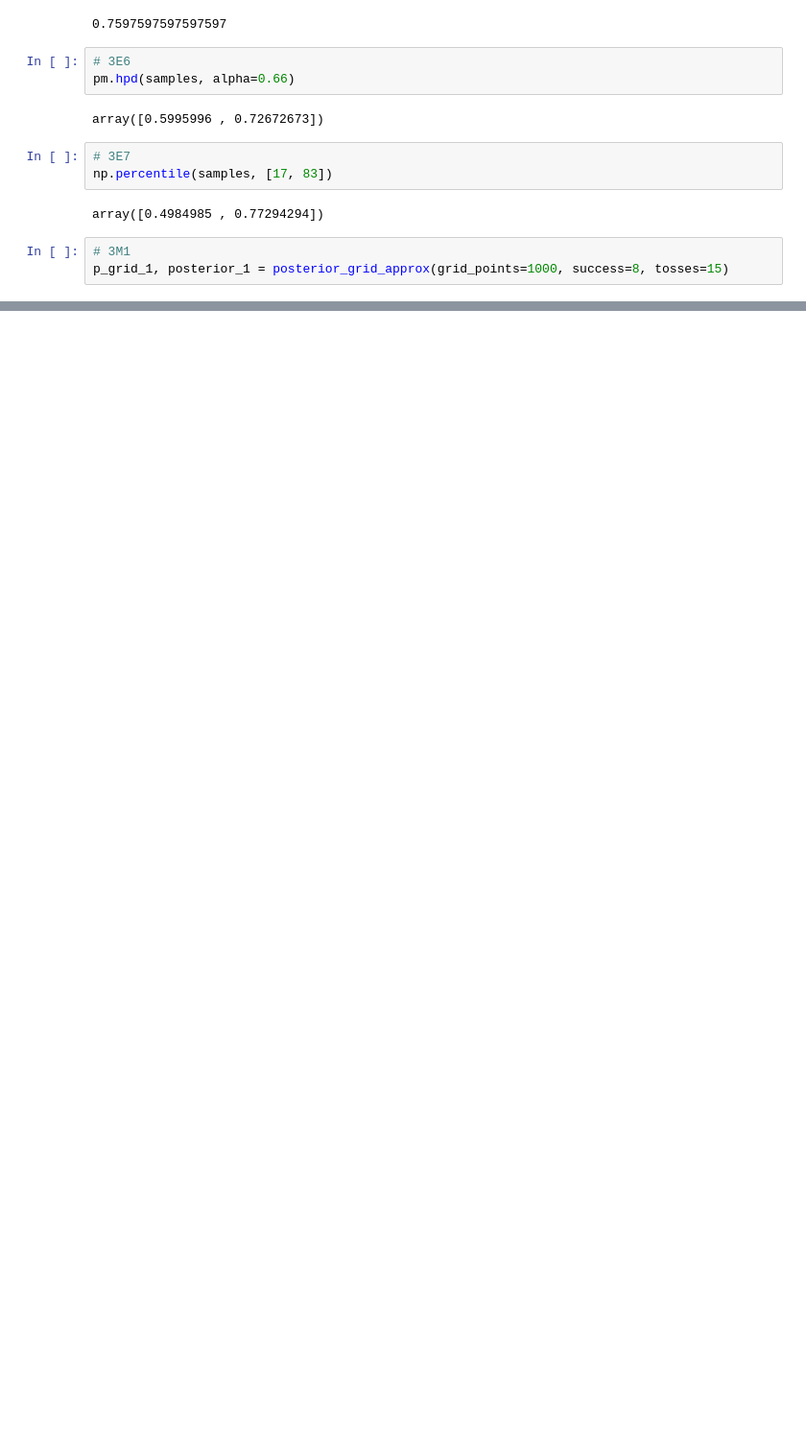
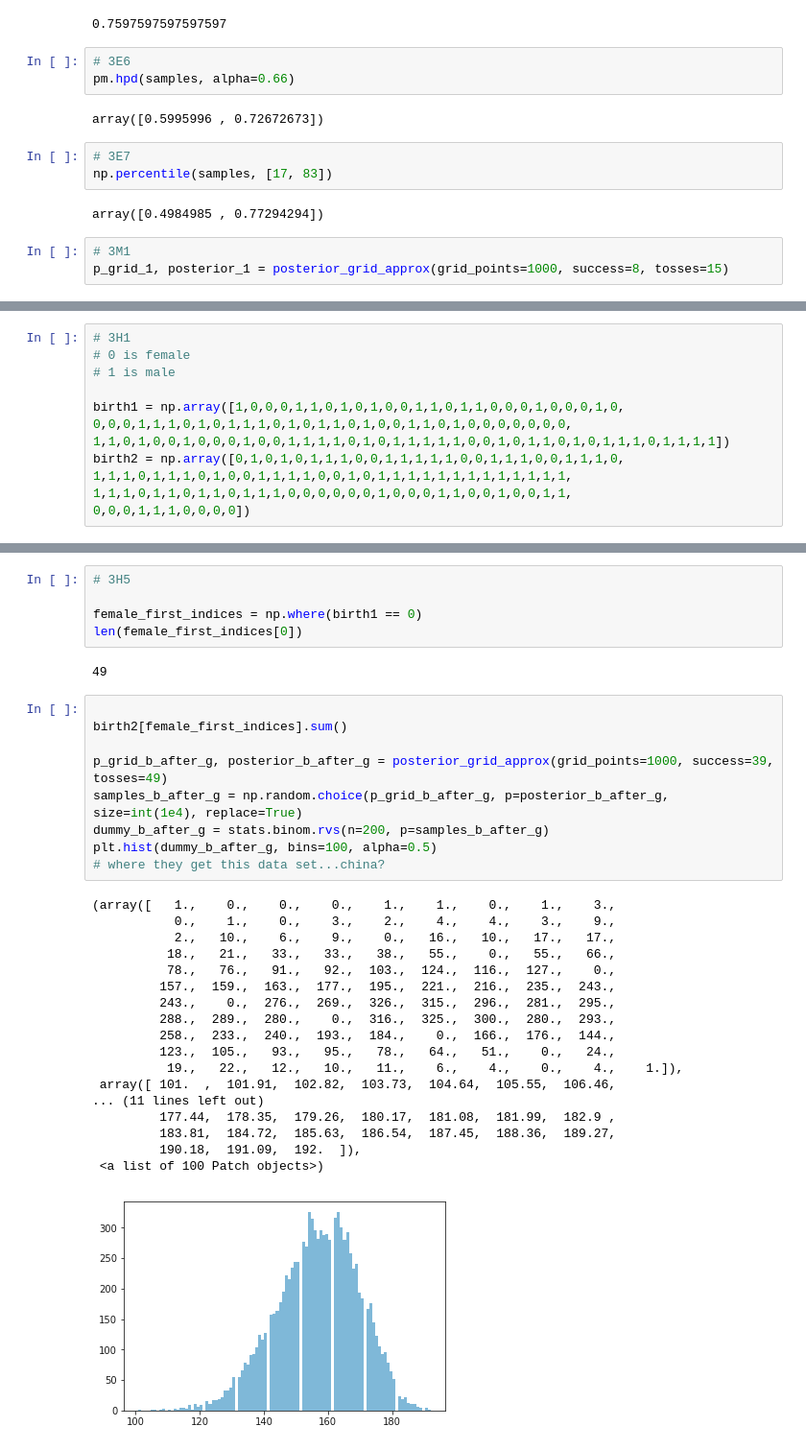
Before and after one commit to yangyu-1/statistical_rethinking_hw_pymc3, a Jupyter notebook: chapter_notebooks/chapter_3.ipynb, the cells around one changed output, grey strips where cells are left out. Shown at 96% size. Saved outputs shown, nothing was run; the diff lists cells and outputs as text; blank space fills up the shorter version.

```diff
--- a/chapter_notebooks/chapter_3.ipynb
+++ b/chapter_notebooks/chapter_3.ipynb
@@ -111,0 +98,10 @@ def posterior_grid_approx(grid_points=100, success=6, tosses=9):
+# %%
+# 3H1
+# 0 is female
+# 1 is male
+
+birth1 = np.array([1,0,0,0,1,1,0,1,0,1,0,0,1,1,0,1,1,0,0,0,1,0,0,0,1,0, 0,0,0,1,1,1,0,1,0,1,1,1,0,1,0,1,1,0,1,0,0,1,1,0,1,0,0,0,0,0,0,0, 1,1,0,1,0,0,1,0,0,0,1,0,0,1,1,1,1,0,1,0,1,1,1,1,1,0,0,1,0,1,1,0,1,0,1,1,1,0,1,1,1,1])
+birth2 = np.array([0,1,0,1,0,1,1,1,0,0,1,1,1,1,1,0,0,1,1,1,0,0,1,1,1,0,
+1,1,1,0,1,1,1,0,1,0,0,1,1,1,1,0,0,1,0,1,1,1,1,1,1,1,1,1,1,1,1,1,
+1,1,1,0,1,1,0,1,1,0,1,1,1,0,0,0,0,0,0,1,0,0,0,1,1,0,0,1,0,0,1,1,
+0,0,0,1,1,1,0,0,0,0])
@@ -111,0 +188,35 @@ def posterior_grid_approx(grid_points=100, success=6, tosses=9):
+# %%
+# 3H5
+
+female_first_indices = np.where(birth1 == 0)
+len(female_first_indices[0])
+# %% [output]
+49
+# %%
+
+birth2[female_first_indices].sum()
+
+p_grid_b_after_g, posterior_b_after_g = posterior_grid_approx(grid_points=1000, success=39, tosses=49)
+samples_b_after_g = np.random.choice(p_grid_b_after_g, p=posterior_b_after_g, size=int(1e4), replace=True)
+dummy_b_after_g = stats.binom.rvs(n=200, p=samples_b_after_g)
+plt.hist(dummy_b_after_g, bins=100, alpha=0.5)
+# where they get this data set...china?
+# %% [output]
+(array([   1.,    0.,    0.,    0.,    1.,    1.,    0.,    1.,    3.,
+           0.,    1.,    0.,    3.,    2.,    4.,    4.,    3.,    9.,
+           2.,   10.,    6.,    9.,    0.,   16.,   10.,   17.,   17.,
+          18.,   21.,   33.,   33.,   38.,   55.,    0.,   55.,   66.,
+          78.,   76.,   91.,   92.,  103.,  124.,  116.,  127.,    0.,
+         157.,  159.,  163.,  177.,  195.,  221.,  216.,  235.,  243.,
+         243.,    0.,  276.,  269.,  326.,  315.,  296.,  281.,  295.,
+         288.,  289.,  280.,    0.,  316.,  325.,  300.,  280.,  293.,
+         258.,  233.,  240.,  193.,  184.,    0.,  166.,  176.,  144.,
+         123.,  105.,   93.,   95.,   78.,   64.,   51.,    0.,   24.,
+          19.,   22.,   12.,   10.,   11.,    6.,    4.,    0.,    4.,    1.]),
+ array([ 101.  ,  101.91,  102.82,  103.73,  104.64,  105.55,  106.46,
+... (11 lines left out)
+         177.44,  178.35,  179.26,  180.17,  181.08,  181.99,  182.9 ,
+         183.81,  184.72,  185.63,  186.54,  187.45,  188.36,  189.27,
+         190.18,  191.09,  192.  ]),
+ <a list of 100 Patch objects>)
+[figure, added]
```
Also changed, not shown: parts of 14 cells of this notebook.
